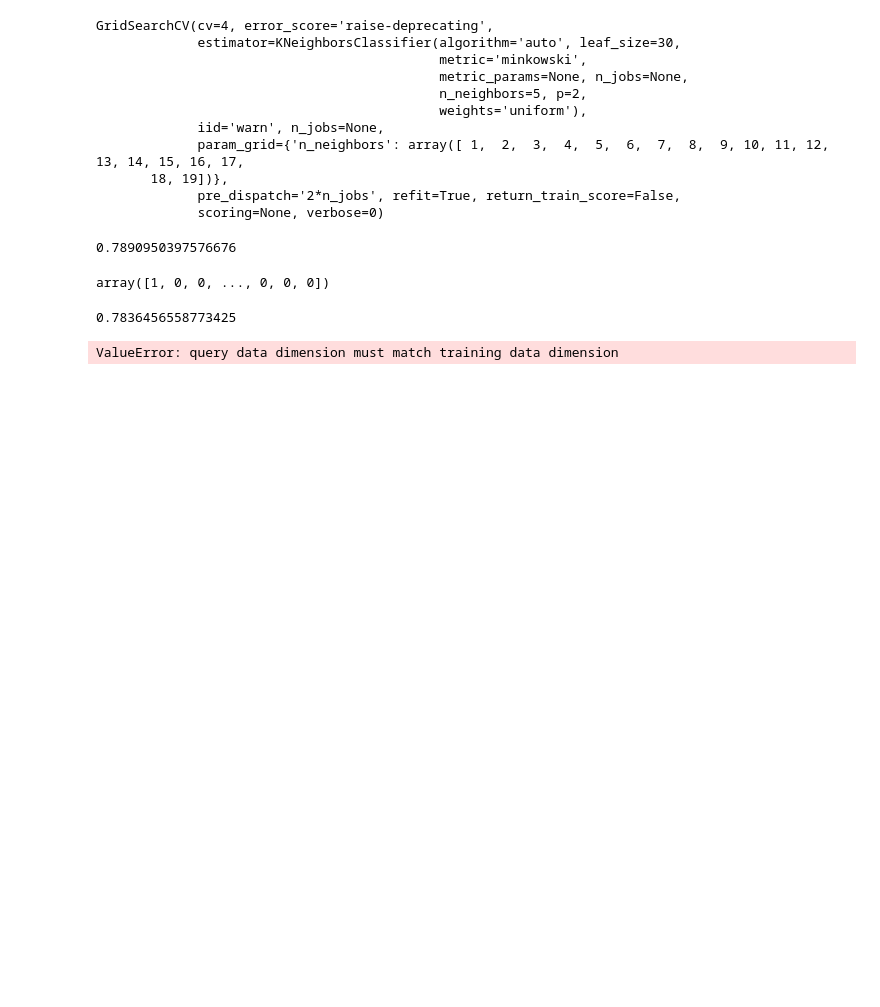
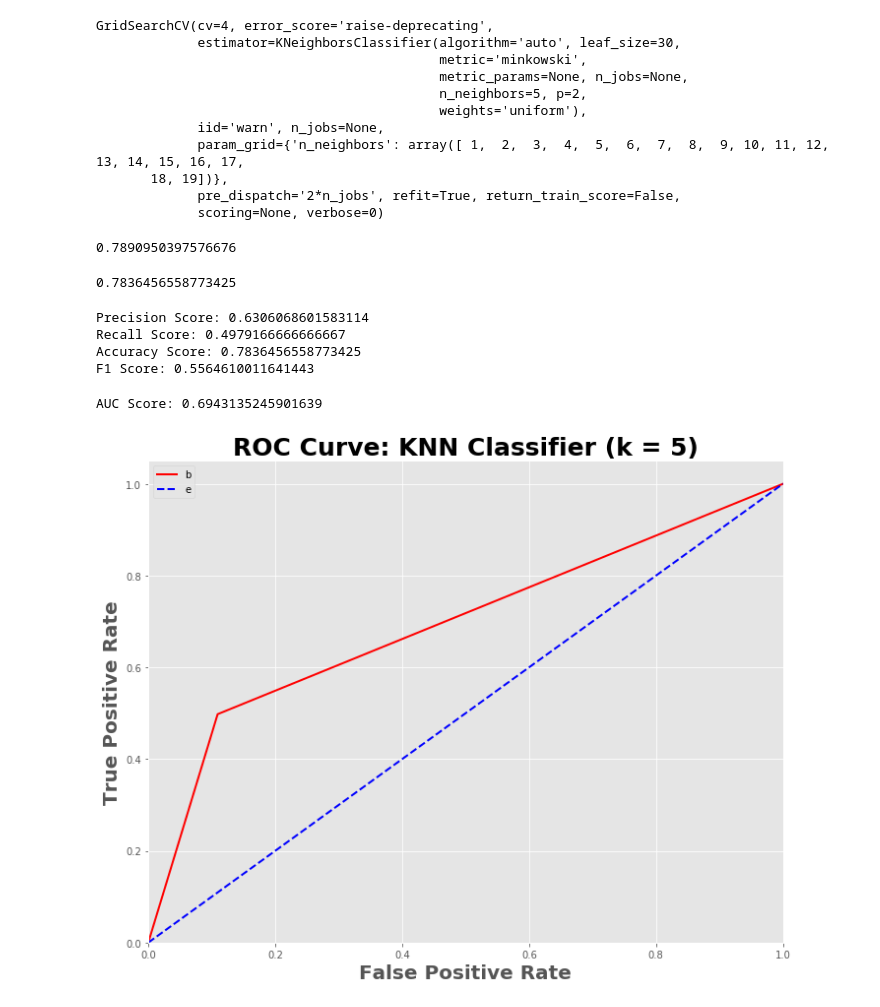
Before and after one commit to andrewcole33/telco_churn_analysis, a Jupyter notebook: KNN.ipynb, the cells around one changed output. Saved outputs shown, nothing was run; the diff lists cells and outputs as text; code cells hidden in the pictures; blank space fills up the shorter version.

```diff
--- a/KNN.ipynb
+++ b/KNN.ipynb
@@ -104,45 +123,37 @@ knn2_gscv.best_score_
 # %% [output]
 0.7890950397576676
 # %%
-knn2_gscv.predict(X_test)
+test_preds2 = knn2_gscv.predict(X_test)
-# %% [output]
-array([1, 0, 0, ..., 0, 0, 0])
 # %%
 knn2_gscv.score(X_test,y_test)
 # %% [output]
 0.7836456558773425
-# %%
-h = .02  # step size in the mesh
-
-# Create color maps
-cmap_light = ListedColormap(['#FFAAAA', '#AAFFAA', '#AAAAFF'])
-cmap_bold = ListedColormap(['#FF0000', '#00FF00', '#0000FF'])
-
-for weights in ['uniform', 'distance']:
-    # we create an instance of Neighbours Classifier and fit the data.
-    clf = KNeighborsClassifier(n_neighbors, weights=weights)
-    clf.fit(X, y)
-
-    # Plot the decision boundary. For that, we will assign a color to each
-    # point in the mesh [x_min, x_max]x[y_min, y_max].
-    x_min, x_max = X.iloc[:, 0].min() - 1, X.iloc[:, 0].max() + 1
-    y_min, y_max = X.iloc[:, 1].min() - 1, X.iloc[:, 1].max() + 1
-    xx, yy = np.meshgrid(np.arange(x_min, x_max, h),
-                         np.arange(y_min, y_max, h)).reshape(-1, )
-    Z = clf.predict(np.c_[xx.ravel(), yy.ravel()])
-
-    # Put the result into a color plot
-    Z = Z.reshape(xx.shape)
-    plt.figure()
-    plt.pcolormesh(xx, yy, Z, cmap=cmap_light)
-
-    # Plot also the training points
-    plt.scatter(X[:, 0], X[:, 1], c=y, cmap=cmap_bold)
-    plt.xlim(xx.min(), xx.max())
-    plt.ylim(yy.min(), yy.max())
-    plt.title("3-Class classification (k = %i, weights = '%s')"
-              % (n_neighbors, weights))
-
-plt.show()
-# %% [output]
-ValueError: query data dimension must match training data dimension
+# %%
+print(f"Precision Score: {precision_score(y_test, test_preds2)}")
+print(f"Recall Score: {recall_score(y_test, test_preds2)}")
+print(f"Accuracy Score: {accuracy_score(y_test, test_preds2)}")
+print(f"F1 Score: {f1_score(y_test, test_preds2)}")
+# %% [output]
+Precision Score: 0.6306068601583114
+Recall Score: 0.4979166666666667
+Accuracy Score: 0.7836456558773425
+F1 Score: 0.5564610011641443
+# %%
+fpr, tpr, threshold = roc_curve(y_test, test_preds2)
+roc_auc = auc(fpr, tpr)
+print(f'AUC Score: {auc(fpr, tpr)}')
+
+plt.style.use('ggplot')
+plt.figure(figsize = (10,8))
+plt.plot(fpr, tpr, 'r', lw = 2, label = 'AUC = %0.2f' % roc_auc)
+plt.plot([0,1],[0,1], 'b', linestyle = '--', lw = 2)
+plt.xlim([0,1])
+plt.ylim([0,1.05])
+plt.xlabel('False Positive Rate', fontsize = 20, fontweight = 'bold')
+plt.ylabel('True Positive Rate', fontsize = 20, fontweight = 'bold')
+plt.title('ROC Curve: KNN Classifier (k = 5)', fontsize = 25, fontweight = 'bold')
+plt.legend('best')
+plt.tight_layout()
+# %% [output]
+AUC Score: 0.6943135245901639
+[figure, added]
```
Also changed, not shown: parts of 3 cells of this notebook.
